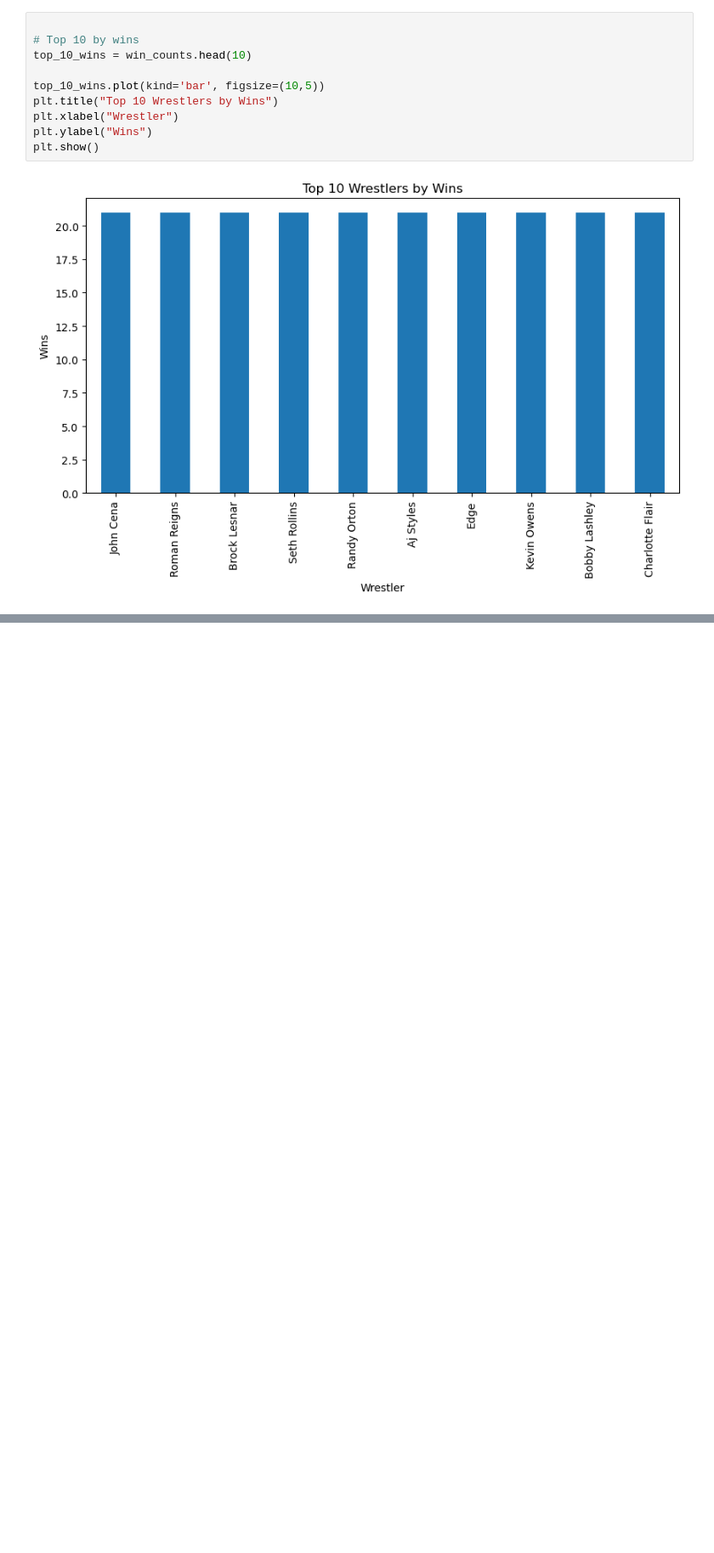
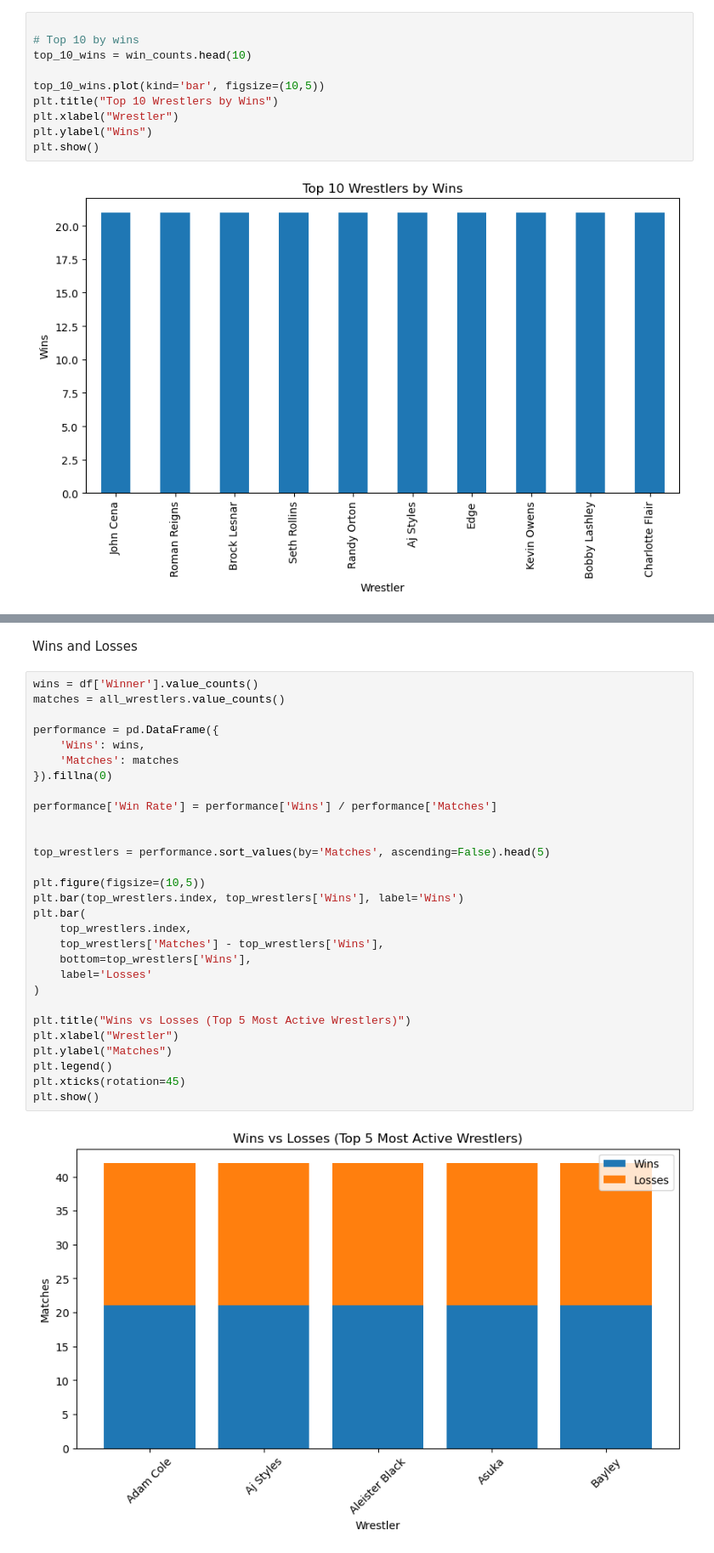
Before and after one commit to Anikkarki/wrestling_DataScience, a Jupyter notebook: code/EDA.ipynb, the cells around one changed output, grey strips where cells are left out. Shown: that part at 85% size. Drawn from its saved outputs; the diff is of its cells as text; blank space fills up the shorter version.

```diff
--- a/code/EDA.ipynb
+++ b/code/EDA.ipynb
@@ -220,0 +215,33 @@ Name: Year, dtype: int32
+# %% [markdown]
+Wins and Losses
+# %%
+wins = df['Winner'].value_counts()
+matches = all_wrestlers.value_counts()
+
+performance = pd.DataFrame({
+    'Wins': wins,
+    'Matches': matches
+}).fillna(0)
+
+performance['Win Rate'] = performance['Wins'] / performance['Matches']
+
+
+top_wrestlers = performance.sort_values(by='Matches', ascending=False).head(5)
+
+plt.figure(figsize=(10,5))
+plt.bar(top_wrestlers.index, top_wrestlers['Wins'], label='Wins')
+plt.bar(
+    top_wrestlers.index,
+    top_wrestlers['Matches'] - top_wrestlers['Wins'],
+    bottom=top_wrestlers['Wins'],
+    label='Losses'
+)
+
+plt.title("Wins vs Losses (Top 5 Most Active Wrestlers)")
+plt.xlabel("Wrestler")
+plt.ylabel("Matches")
+plt.legend()
+plt.xticks(rotation=45)
+plt.show()
+# %% [output]
+[figure, added]
```
Also changed, not shown: parts of 7 cells of this notebook.
